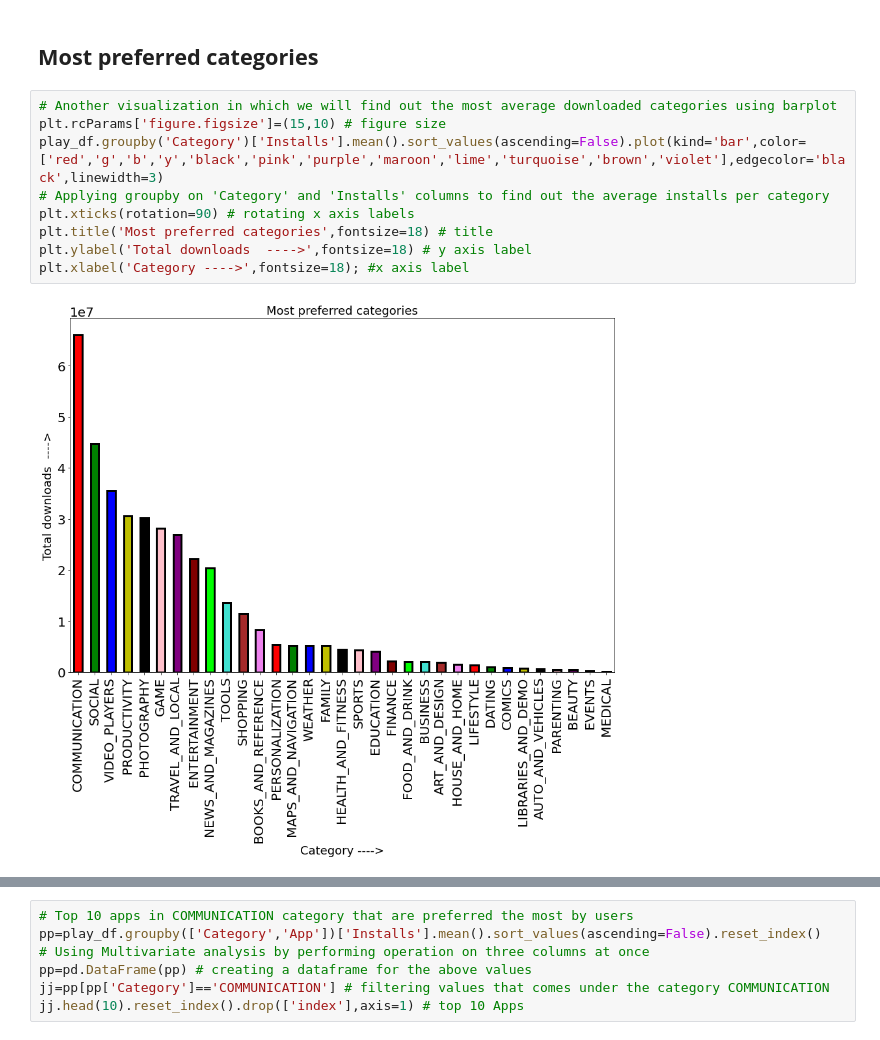
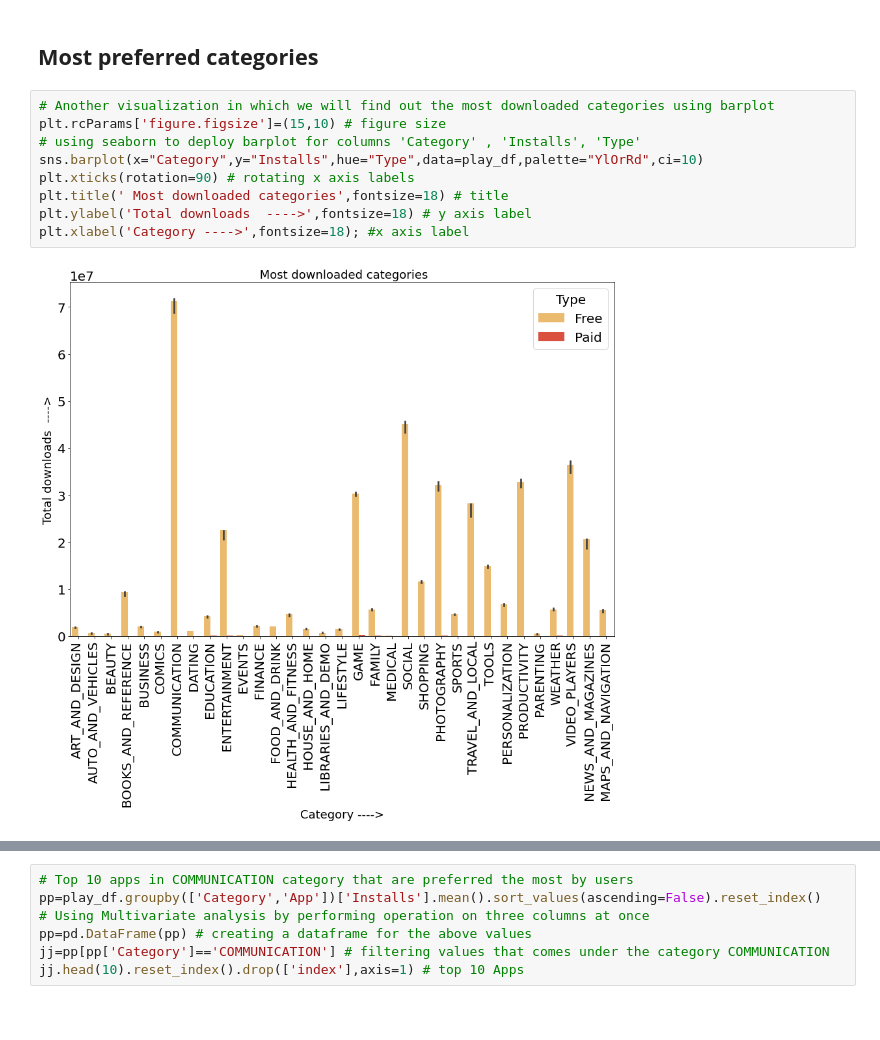
Before and after one commit to amol004/Google-Play-Store-EDA, a Jupyter notebook: Capstone_project_Google_play_store_review_analysis_(EDA)_Notebook_{Amol_Thakur}.ipynb, the cells around one changed output, grey strips where cells are left out. Cells and saved outputs as stored; diff of their text form.

```diff
--- a/Capstone_project_Google_play_store_review_analysis_(EDA)_Notebook_{Amol_Thakur}.ipynb
+++ b/Capstone_project_Google_play_store_review_analysis_(EDA)_Notebook_{Amol_Thakur}.ipynb
@@ -572,13 +595,13 @@ cc.reset_index()
 # %% [markdown]
 ## **Most preferred categories**
 # %%
-# Another visualization in which we will find out the most average downloaded categories using barplot
+# Another visualization in which we will find out the most downloaded categories using barplot
 plt.rcParams['figure.figsize']=(15,10) # figure size
-play_df.groupby('Category')['Installs'].mean().sort_values(ascending=False).plot(kind='bar',color=['red','g','b','y','black','pink','purple','maroon','lime','turquoise','brown','violet'],edgecolor='black',linewidth=3)
-# Applying groupby on 'Category' and 'Installs' columns to find out the average installs per category
+# using seaborn to deploy barplot for columns 'Category' , 'Installs', 'Type'
+sns.barplot(x="Category",y="Installs",hue="Type",data=play_df,palette="YlOrRd",ci=10)
 plt.xticks(rotation=90) # rotating x axis labels
-plt.title('Most preferred categories',fontsize=18) # title
+plt.title(' Most downloaded categories',fontsize=18) # title
 plt.ylabel('Total downloads  ---->',fontsize=18) # y axis label
 plt.xlabel('Category ---->',fontsize=18); #x axis label
 # %% [output]
-[figure, old version]
+[figure, new version]
```
Also changed, not shown: parts of 24 cells of this notebook.
